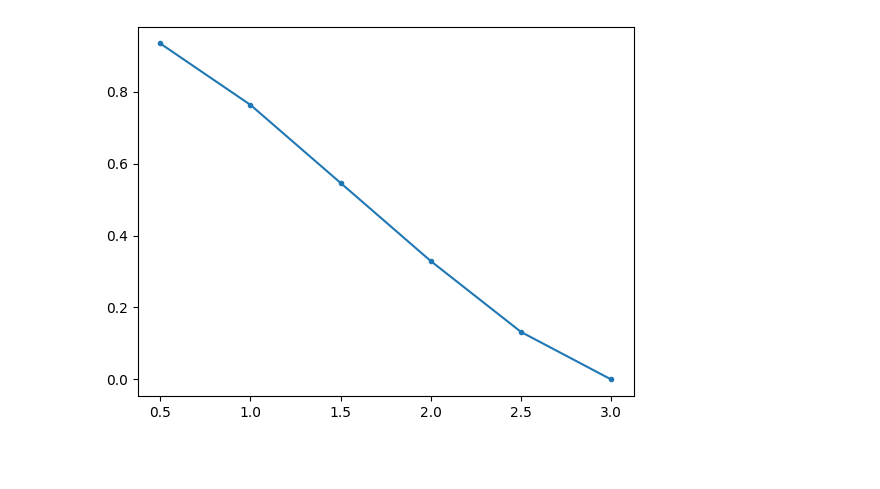
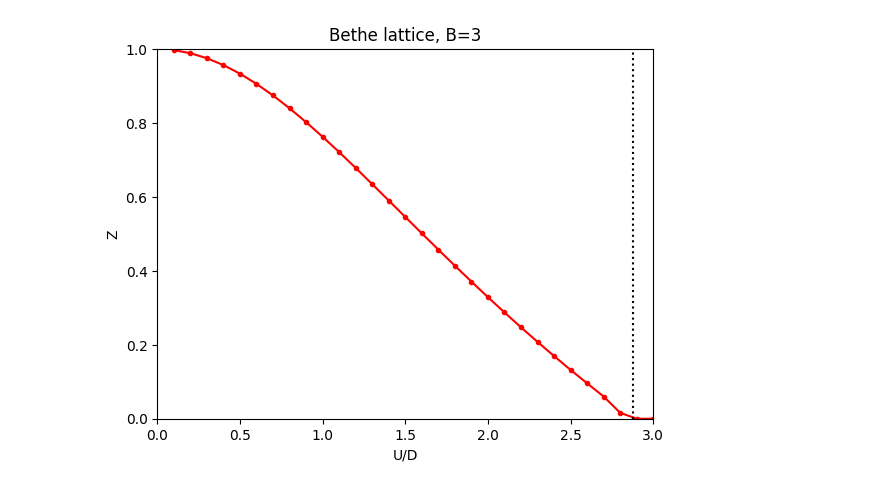
Before and after one commit to TRIQS/gem, a Jupyter notebook: examples/Bethe_1orb.ipynb, the cells around one changed output. Drawn from its saved outputs; the diff is of its cells as text; code cells hidden in the pictures; blank space fills up the shorter version.

```diff
--- a/examples/Bethe_1orb.ipynb
+++ b/examples/Bethe_1orb.ipynb
@@ -16,11 +16,11 @@ ntot = nimp + nbath # total number of levels in the fragment
 T = 0.0 # temperature
 mu = 0.0 # chemical potential
 
-U_list=np.linspace(0.5,3.0,6) # list of interaction values to scan
+U_list=np.linspace(0.5,4.0,8) # list of interaction values to scan
 
 # construct ek with semicircular DOS
 # of half-bandwidth D=1, and corresponding weights wk
-e_list = np.linspace(-1, 1, 5001)
+e_list = np.linspace(-1, 1, 10001)
 wks = np.sqrt(1 - e_list**2)
 wks /= np.sum(wks)
 eks = []
@@ -34,7 +34,7 @@ eks = np.array(eks)
 itmax = 100 # maximum number of iterations
 tol = 1e-4 # convergence tolerance
 mix = 0.5 # mixing parameter for the self-consistency loop
-spin_pen = 2.0 # spin penalty term to enforce spin-singlet ground state in the impurity solver
+spin_pen = 0.0 # spin penalty term to enforce spin-singlet ground state in the impurity solver
 # %%
 # starting matrices None means the fragment will initialize them with some standard values
 Lambda0=None
@@ -43,7 +43,7 @@ R0=None
 #Build the lattice objects for the calculation
 lattice = Lattice(eks, wk_list=wks)
 
-w_list = np.linspace(-2, 2, 501) + 1j*3e-3
+w_list = np.linspace(-3., 3., 501)
 Z_list = [] # list to store the quasiparticle weights for each U
 Gloc_list = [] # list to store the local Green's function for each U
 
@@ -59,7 +59,9 @@ for iU, U in enumerate(U_list):
     Utensor[1,1,0,0] = U
 
     # Construct the fragment object
-    edsolver = SimpleED(ntot, use_Ntot=True, use_Sz=True, dtype=np.complex128)
+    edsolver = SimpleED(ntot, use_Ntot=True, use_Sz=True,
+                        N_sector=ntot//2, Sz_sector=0,
+                        dtype=np.complex128)
     fragment = Fragment(nimp, nbath, eloc, Utensor, edsolver, Lambda=Lambda0, R=R0, verbose=2)
 
     for it in range(itmax):
@@ -71,7 +73,7 @@ for iU, U in enumerate(U_list):
         fragment.update_hybridization(T=T)
 
         # Step 3: solve the impurity problem to get the new update matrices for the self-energy
-        fragment.solve_impurity(mu, T=T, num_eig=10, spin_pen=spin_pen)
+        fragment.solve_impurity(mu, T=T, num_eig=1, spin_pen=spin_pen)
 
         Lambda_old = fragment.Lambda.copy()
         R_old = fragment.R.copy()
@@ -107,7 +109,6 @@ for iU, U in enumerate(U_list):
             break
     Z = fragment.compute_Z()
     print(f'Done with U={U} returning Z={np.diag(Z.real)}')
-    time.sleep(1)
 
     Lambda0 = fragment.Lambda.copy()
     R0 = fragment.R.copy()
@@ -135,14 +176,20 @@ Computing Gloc for U=3.0...
 # %%
 # Plot Z vs U
 
 import matplotlib.pyplot as plt
 
 plt.figure()
-plt.plot(U_list, Z_list,marker='.')
-plt.savefig('Z_vs_U_B{B}.png', dpi=100)
+plt.plot(U_list, Z_list,marker='.',color='red')
+plt.ylabel('Z')
+plt.xlabel('U/D')
+plt.title(f'Bethe lattice, B={B}')
+plt.savefig(f'Z_vs_U_B{B}.png', dpi=100)
+plt.axvline(2.88,color='black',linestyle=':')
+plt.ylim(0,1)
+plt.xlim(0,3)
 plt.show()
 # %% [output]
-[figure, old version]
+[figure, new version]
 # %%
 # Plot Im Gloc vs w for all U
 plt.figure()
```
Also changed, not shown: parts of 6 cells of this notebook, 2 other files.
